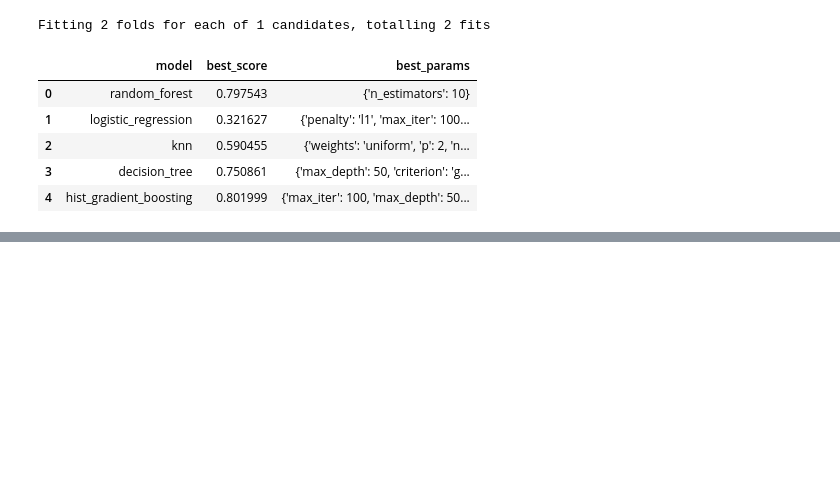
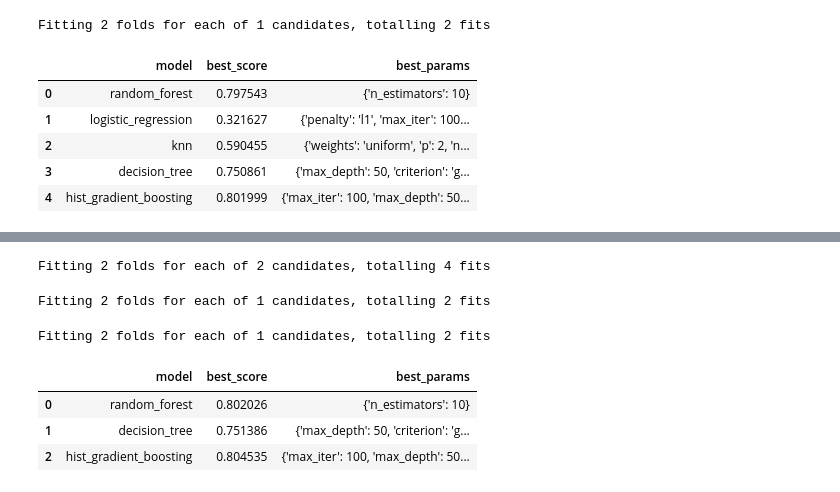
Before and after one commit to mjovanovic9999/ML, a Jupyter notebook: I/notebook/main.ipynb, the cells around one changed output, grey strips where cells are left out. Saved outputs shown, nothing was run; the diff lists cells and outputs as text; code cells hidden in the pictures; blank space fills up the shorter version.

```diff
--- a/I/notebook/main.ipynb
+++ b/I/notebook/main.ipynb
@@ -1030,0 +1071,14 @@ Fitting 2 folds for each of 1 candidates, totalling 2 fits
+# %%
+cols=[x for x in non_categorical_cols if x not in ['patient_nbr','diag_1','diag_2','diag_3']]
+dfohpb2_std_n=normalize(standardize(dataframe_onehot_plus_binary2,cols),cols)
+scores, models=randomSearch(dfohpb2_std_n, 'readmitted', search_space3, metric='f1', folds=2)
+sc = pd.DataFrame(scores,columns=['model','best_score','best_params'])
+sc
+# %% [output]
+Fitting 2 folds for each of 2 candidates, totalling 4 fits
+Fitting 2 folds for each of 1 candidates, totalling 2 fits
+Fitting 2 folds for each of 1 candidates, totalling 2 fits
+|  | model | best_score | best_params |
+| 0 | random_forest | 0.802026 | {'n_estimators': 10} |
+| 1 | decision_tree | 0.751386 | {'max_depth': 50, 'criterion': 'g... |
+| 2 | hist_gradient_boosting | 0.804535 | {'max_iter': 100, 'max_depth': 50... |
```
Also changed, not shown: parts of 4 cells of this notebook.
